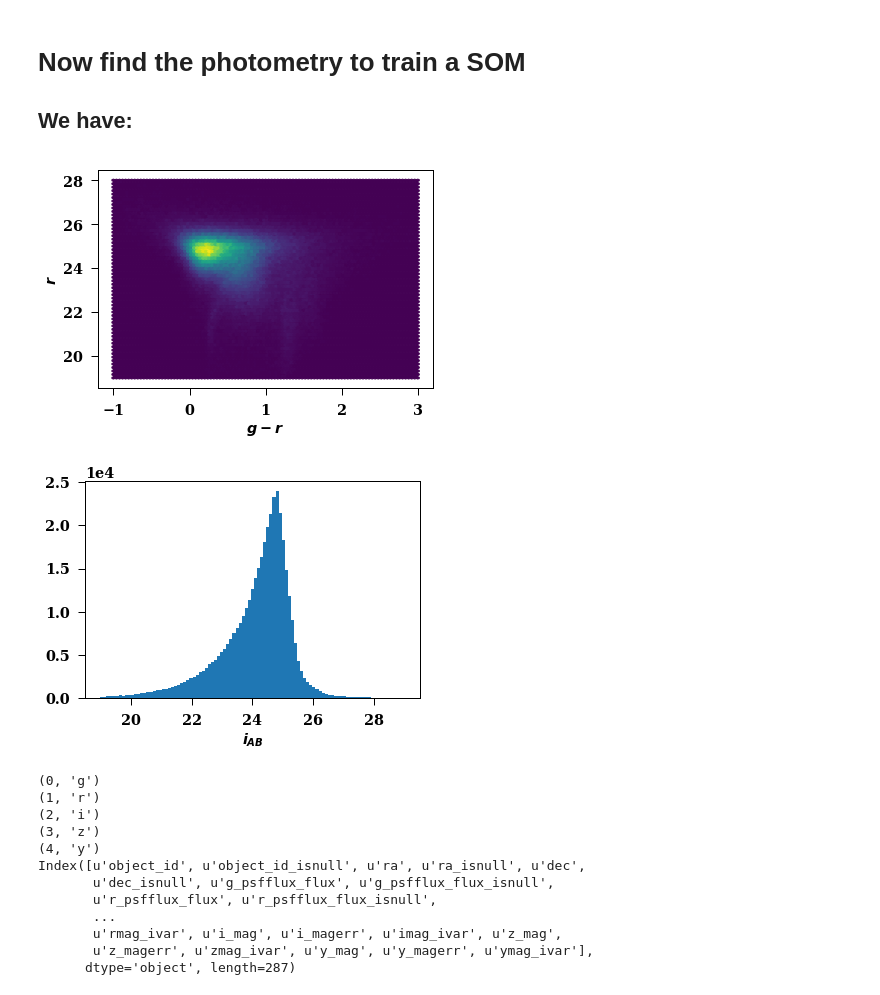
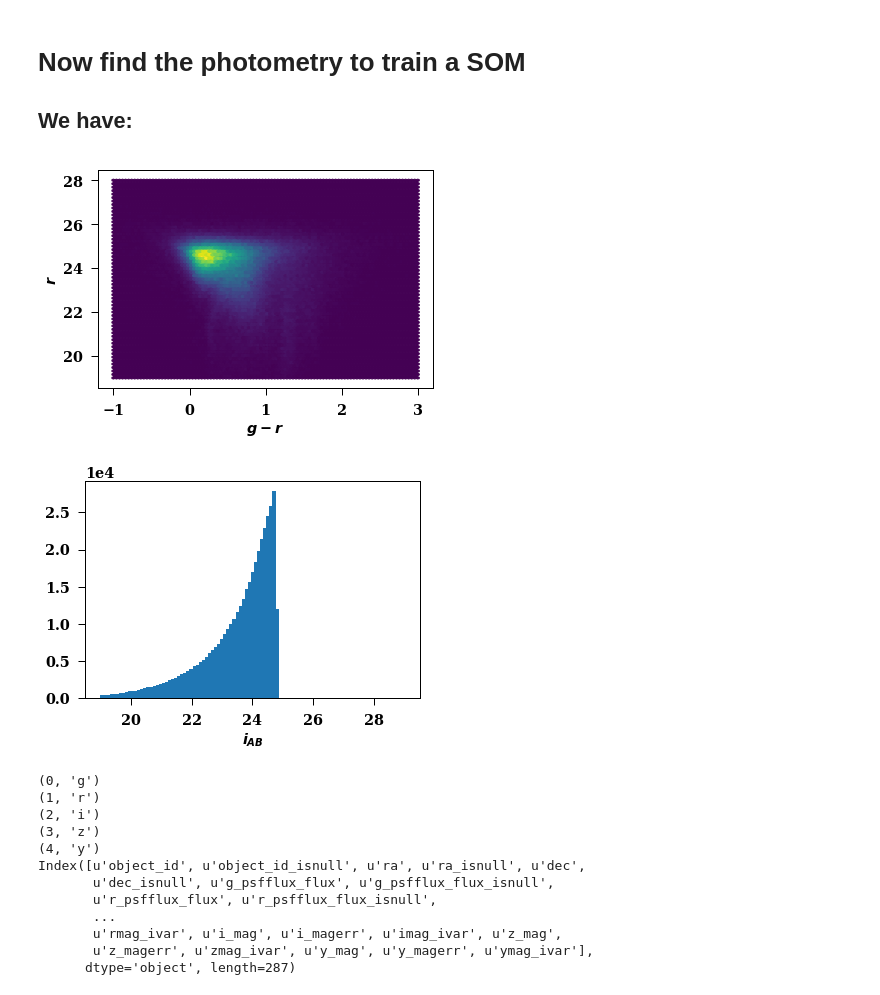
Before and after one commit to jmccull/desi_deep, a Jupyter notebook: SOM_cosmos.ipynb, the cells around one changed output. Cells and saved outputs as stored; diff of their text form; code cells hidden in the pictures.

Commit message:
updated notebook to work with cmodel fluxes

```diff
--- a/SOM_cosmos.ipynb
+++ b/SOM_cosmos.ipynb
@@ -150,16 +153,16 @@ We have:
 # %%
 def abmags_nanojy(fluxes,zp=31.4):
     return zp - 2.5*np.log10(fluxes)
 lims = (-1,3,19,28)
-plt.hexbin(abmags_nanojy(xmm_deep['g_psfflux_flux']) - abmags_nanojy(xmm_deep['r_psfflux_flux']), abmags_nanojy(xmm_deep['r_psfflux_flux']),extent=lims)
+plt.hexbin(abmags_nanojy(xmm_deep['g_cmodel_flux']) - abmags_nanojy(xmm_deep['r_cmodel_flux']), abmags_nanojy(xmm_deep['r_cmodel_flux']),extent=lims)
 plt.xlabel(r'$g - r$')
 plt.ylabel(r'$r$')
 plt.show()
-plt.hist(abmags_nanojy(xmm_deep['i_psfflux_flux']),bins=np.linspace(19,29,num=100))
+plt.hist(abmags_nanojy(xmm_deep['i_cmodel_flux']),bins=np.linspace(19,29,num=100))
 plt.xlabel(r'$i_{AB}$')
 plt.show()
 # %% [output]
-[figure, old version]
+[figure, new version]
-[figure, old version]
+[figure, new version]
 # %%
 bands = ['g','r','i','z','y']
```
Also changed, not shown: parts of 6 cells of this notebook.
